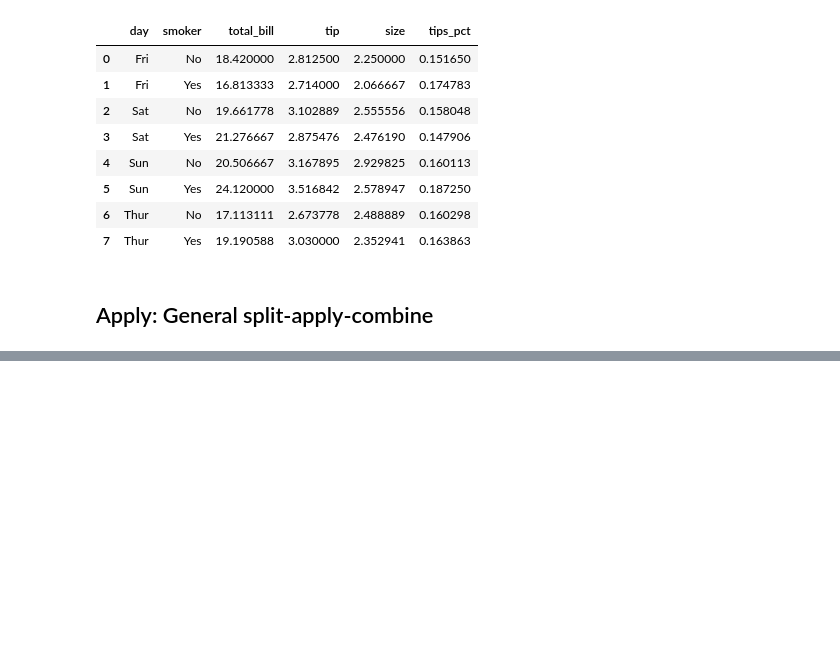
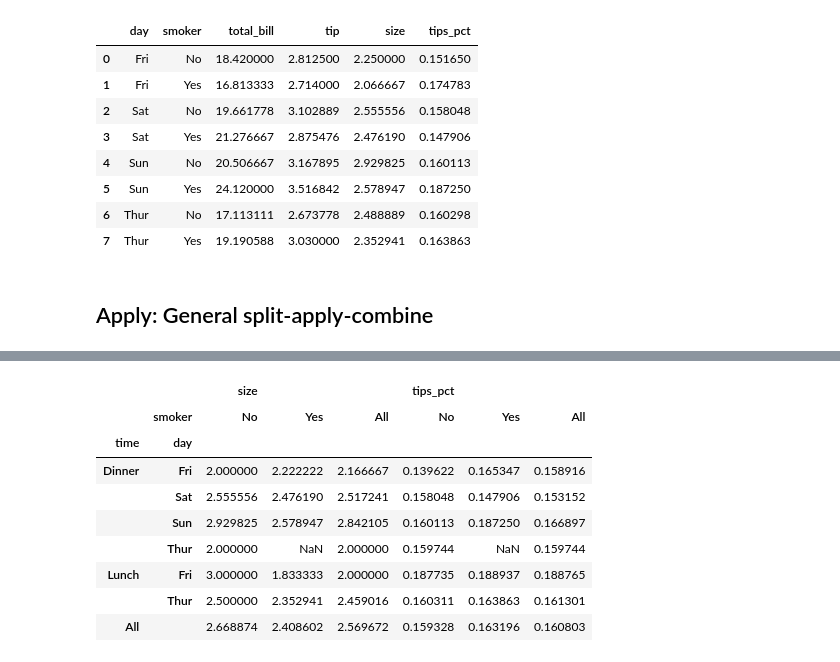
Before and after one commit to william-barros-costa/data_science_basic_knowledge, a Jupyter notebook: 7_data_aggregation/chapter.ipynb, the cells around one changed output, grey strips where cells are left out. Saved outputs shown, nothing was run; the diff lists cells and outputs as text; code cells hidden in the pictures; blank space fills up the shorter version.

```diff
--- a/7_data_aggregation/chapter.ipynb
+++ b/7_data_aggregation/chapter.ipynb
@@ -435,0 +1078,14 @@ tips.groupby(['day', 'smoker'], as_index=False).mean()
+# %%
+tips.pivot_table(index=['time', 'day'], columns='smoker',
+                 values=['tips_pct', 'size'], margins=True)
+# %% [output]
+|  |  | size |  |  | tips_pct |  |  |
+|  | smoker | No | Yes | All | No | Yes | All |
+| time | day |  |  |  |  |  |  |
+| Dinner | Fri | 2.000000 | 2.222222 | 2.166667 | 0.139622 | 0.165347 | 0.158916 |
+|  | Sat | 2.555556 | 2.476190 | 2.517241 | 0.158048 | 0.147906 | 0.153152 |
+|  | Sun | 2.929825 | 2.578947 | 2.842105 | 0.160113 | 0.187250 | 0.166897 |
+|  | Thur | 2.000000 | NaN | 2.000000 | 0.159744 | NaN | 0.159744 |
+| Lunch | Fri | 3.000000 | 1.833333 | 2.000000 | 0.187735 | 0.188937 | 0.188765 |
+|  | Thur | 2.500000 | 2.352941 | 2.459016 | 0.160311 | 0.163863 | 0.161301 |
+| All |  | 2.668874 | 2.408602 | 2.569672 | 0.159328 | 0.163196 | 0.160803 |
```
Also changed, not shown: parts of 71 cells of this notebook, 2 other files.
